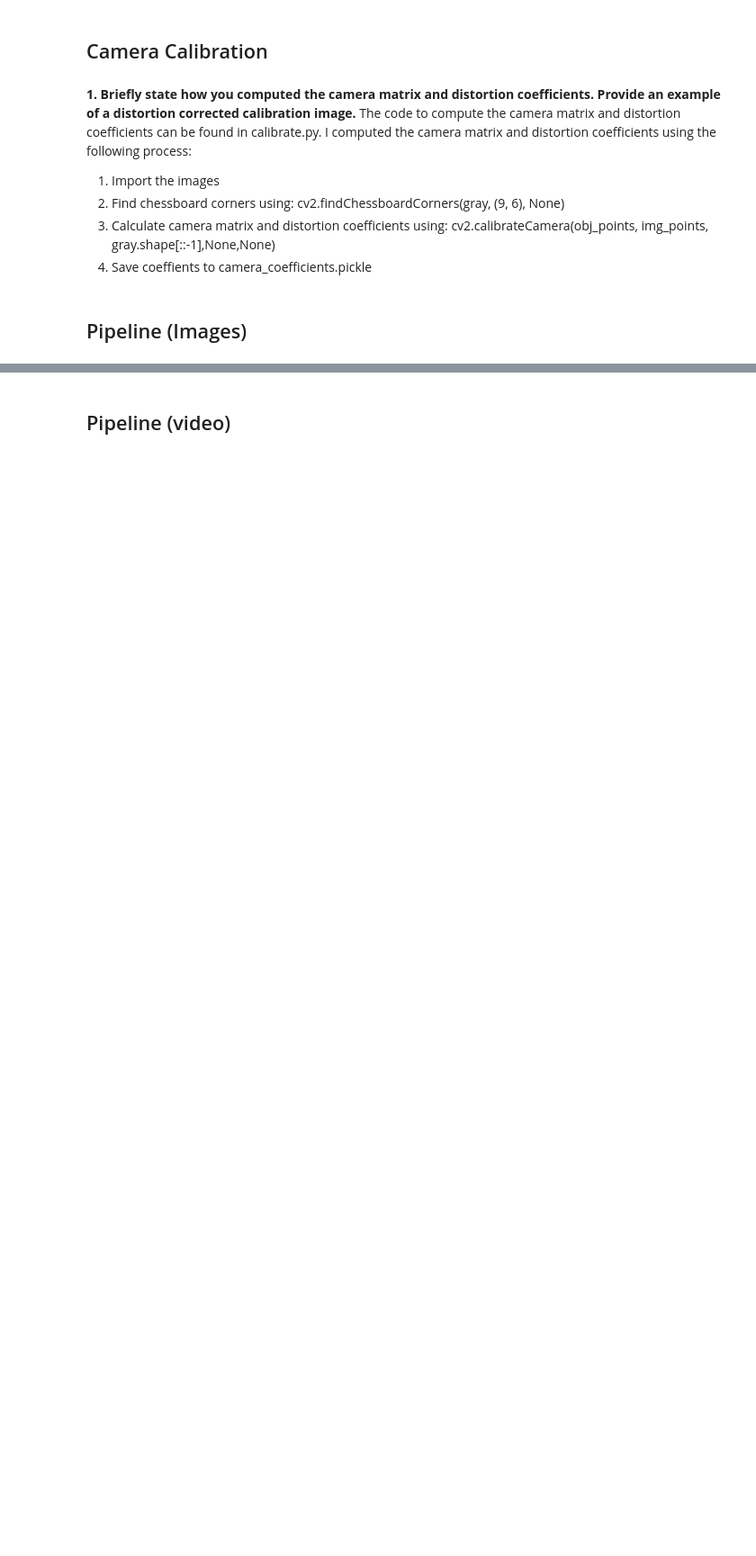
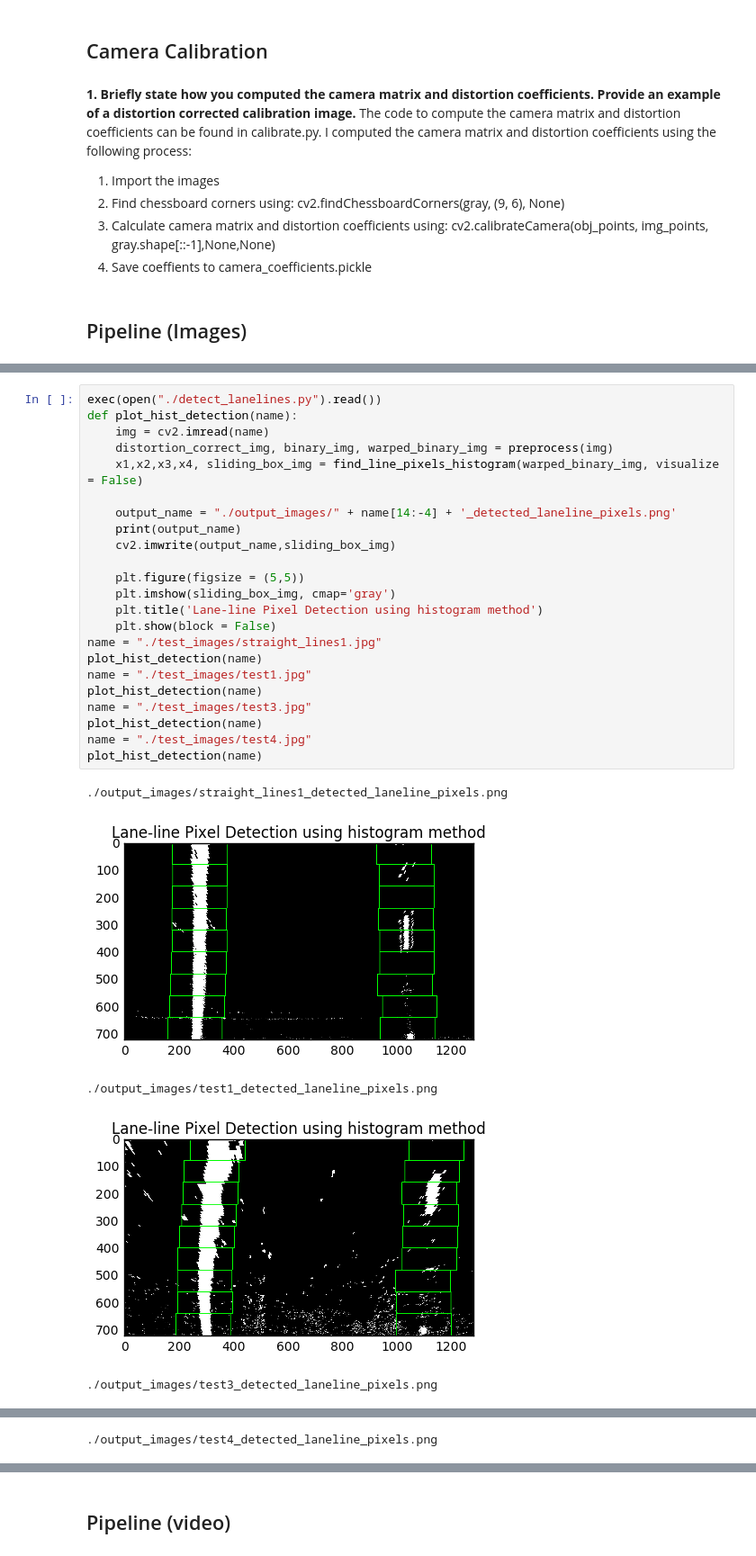
Before and after one commit to myles-i/CarND-Advanced_Laneline-Detection, a Jupyter notebook: README.ipynb, the cells around one changed output, grey strips where cells are left out. Shown at 90% size. Cells and saved outputs as stored; diff of their text form; blank space fills up the shorter version.

```diff
--- a/README.ipynb
+++ b/README.ipynb
@@ -68,0 +128,29 @@ The code that computes the perspective transform is in a function called "warper
+# %%
+exec(open("./detect_lanelines.py").read())
+def plot_hist_detection(name):
+    img = cv2.imread(name)
+    distortion_correct_img, binary_img, warped_binary_img = preprocess(img)
+    x1,x2,x3,x4, sliding_box_img = find_line_pixels_histogram(warped_binary_img, visualize = False)
+
+    output_name = "./output_images/" + name[14:-4] + '_detected_laneline_pixels.png'
+    print(output_name)
+    cv2.imwrite(output_name,sliding_box_img)
+
+    plt.figure(figsize = (5,5))
+    plt.imshow(sliding_box_img, cmap='gray')
+    plt.title('Lane-line Pixel Detection using histogram method')
+    plt.show(block = False)
+name = "./test_images/straight_lines1.jpg"
+plot_hist_detection(name)
+name = "./test_images/test1.jpg"
+plot_hist_detection(name)
+name = "./test_images/test3.jpg"
+plot_hist_detection(name)
+name = "./test_images/test4.jpg"
+plot_hist_detection(name)
+# %% [output]
+./output_images/straight_lines1_detected_laneline_pixels.png
+[figure, added]
+./output_images/test1_detected_laneline_pixels.png
+[figure, added]
+./output_images/test3_detected_laneline_pixels.png
@@ -68,0 +158 @@ The code that computes the perspective transform is in a function called "warper
+./output_images/test4_detected_laneline_pixels.png
```
Also changed, not shown: parts of 17 cells of this notebook, 20 other files.
